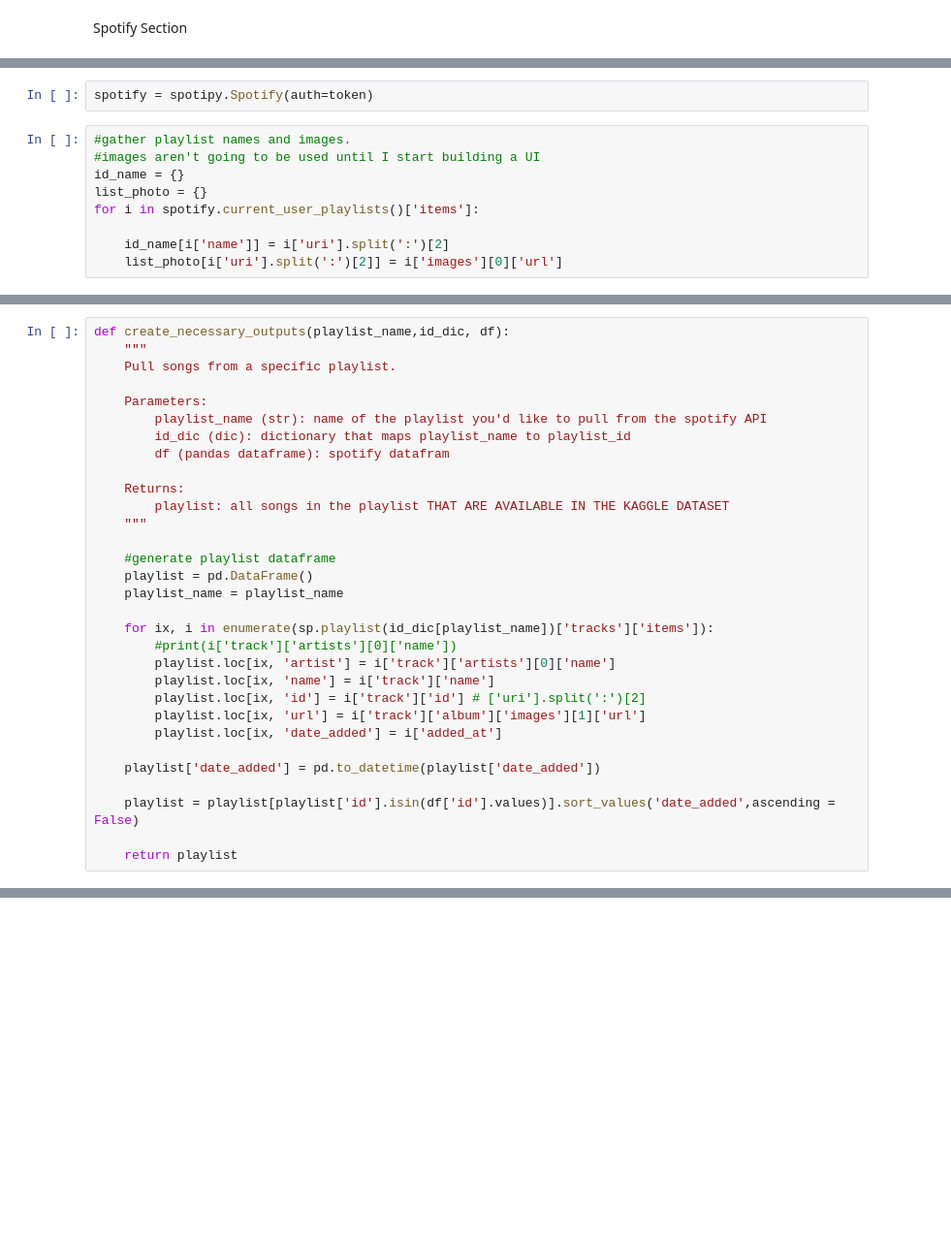
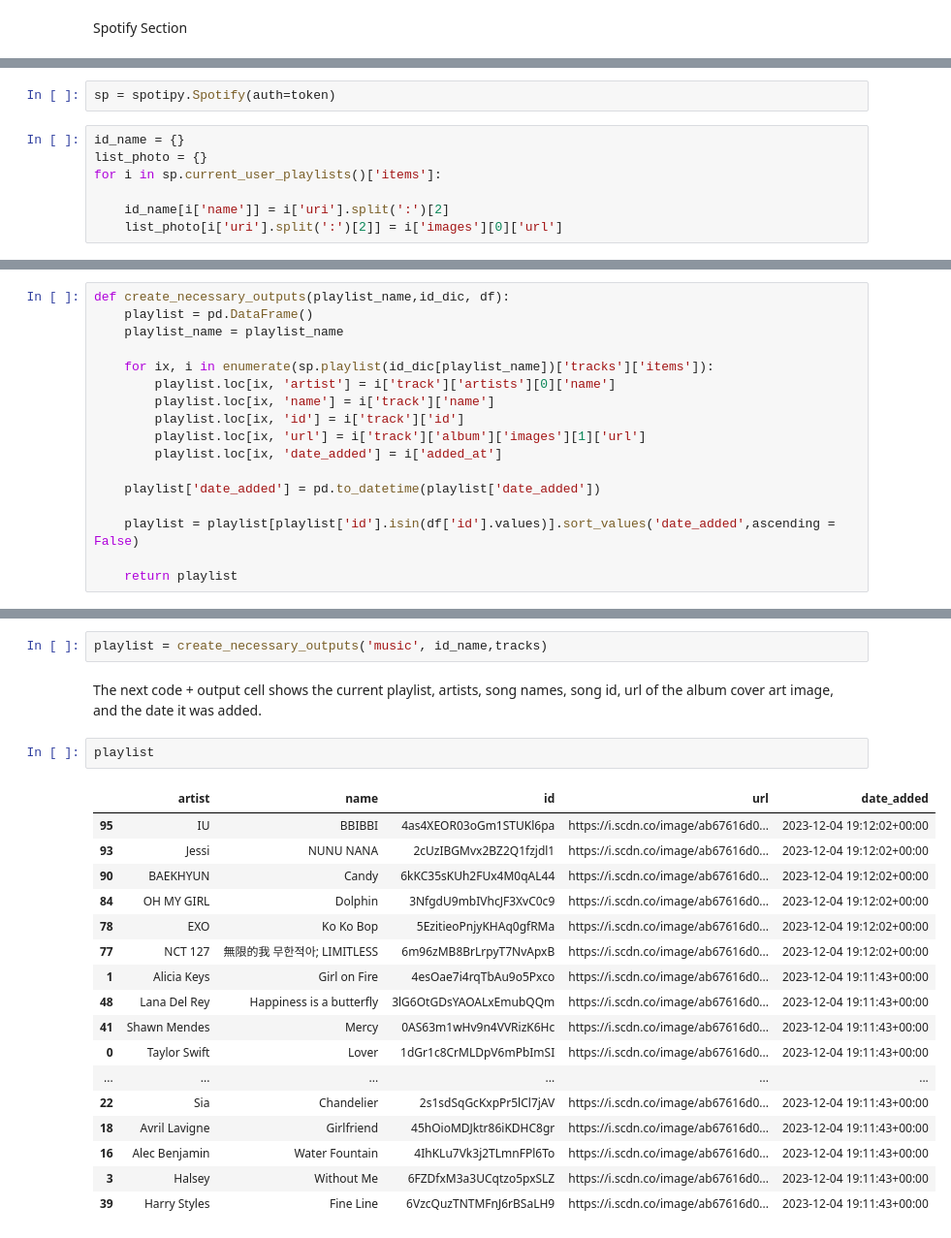
Before and after one commit to elisegalletta/ai-final, a Jupyter notebook: musicrec.ipynb, the cells around one changed output, grey strips where cells are left out. Shown at 97% size. Saved outputs shown, nothing was run; the diff lists cells and outputs as text; blank space fills up the shorter version.

Commit message:
spotify functionality & final recommendation playlsit

```diff
--- a/musicrec.ipynb
+++ b/musicrec.ipynb
@@ -381,11 +354,9 @@ token = util.prompt_for_user_token(scope, client_id= SPOTIPY_CLIENT_ID, client_s
 # %%
-spotify = spotipy.Spotify(auth=token)
+sp = spotipy.Spotify(auth=token)
 # %%
-#gather playlist names and images.
-#images aren't going to be used until I start building a UI
 id_name = {}
 list_photo = {}
-for i in spotify.current_user_playlists()['items']:
+for i in sp.current_user_playlists()['items']:
 
     id_name[i['name']] = i['uri'].split(':')[2]
     list_photo[i['uri'].split(':')[2]] = i['images'][0]['url']
@@ -394,26 +370,12 @@ id_name
 # %%
 def create_necessary_outputs(playlist_name,id_dic, df):
-    """
-    Pull songs from a specific playlist.
-
-    Parameters:
-        playlist_name (str): name of the playlist you'd like to pull from the spotify API
-        id_dic (dic): dictionary that maps playlist_name to playlist_id
-        df (pandas dataframe): spotify datafram
-
-    Returns:
-        playlist: all songs in the playlist THAT ARE AVAILABLE IN THE KAGGLE DATASET
-    """
-
-    #generate playlist dataframe
     playlist = pd.DataFrame()
     playlist_name = playlist_name
 
     for ix, i in enumerate(sp.playlist(id_dic[playlist_name])['tracks']['items']):
-        #print(i['track']['artists'][0]['name'])
         playlist.loc[ix, 'artist'] = i['track']['artists'][0]['name']
         playlist.loc[ix, 'name'] = i['track']['name']
-        playlist.loc[ix, 'id'] = i['track']['id'] # ['uri'].split(':')[2]
+        playlist.loc[ix, 'id'] = i['track']['id']
         playlist.loc[ix, 'url'] = i['track']['album']['images'][1]['url']
         playlist.loc[ix, 'date_added'] = i['added_at']
 
@@ -424,0 +394,24 @@ def create_necessary_outputs(playlist_name,id_dic, df):
+# %%
+playlist = create_necessary_outputs('music', id_name,tracks)
+# %% [markdown]
+The next code + output cell shows the current playlist, artists, song names, song id, url of the album cover art image, and the date it was added.
+# %%
+playlist
+# %% [output]
+|  | artist | name | id | url | date_added |
+| 95 | IU | BBIBBI | 4as4XEOR03oGm1STUKl6pa | https://i.scdn.co/image/ab67616d0... | 2023-12-04 19:12:02+00:00 |
+| 93 | Jessi | NUNU NANA | 2cUzIBGMvx2BZ2Q1fzjdl1 | https://i.scdn.co/image/ab67616d0... | 2023-12-04 19:12:02+00:00 |
+| 90 | BAEKHYUN | Candy | 6kKC35sKUh2FUx4M0qAL44 | https://i.scdn.co/image/ab67616d0... | 2023-12-04 19:12:02+00:00 |
+| 84 | OH MY GIRL | Dolphin | 3NfgdU9mbIVhcJF3XvC0c9 | https://i.scdn.co/image/ab67616d0... | 2023-12-04 19:12:02+00:00 |
+| 78 | EXO | Ko Ko Bop | 5EzitieoPnjyKHAq0gfRMa | https://i.scdn.co/image/ab67616d0... | 2023-12-04 19:12:02+00:00 |
+| 77 | NCT 127 | 無限的我 무한적아; LIMITLESS | 6m96zMB8BrLrpyT7NvApxB | https://i.scdn.co/image/ab67616d0... | 2023-12-04 19:12:02+00:00 |
+| 1 | Alicia Keys | Girl on Fire | 4esOae7i4rqTbAu9o5Pxco | https://i.scdn.co/image/ab67616d0... | 2023-12-04 19:11:43+00:00 |
+| 48 | Lana Del Rey | Happiness is a butterfly | 3lG6OtGDsYAOALxEmubQQm | https://i.scdn.co/image/ab67616d0... | 2023-12-04 19:11:43+00:00 |
+| 41 | Shawn Mendes | Mercy | 0AS63m1wHv9n4VVRizK6Hc | https://i.scdn.co/image/ab67616d0... | 2023-12-04 19:11:43+00:00 |
+| 0 | Taylor Swift | Lover | 1dGr1c8CrMLDpV6mPbImSI | https://i.scdn.co/image/ab67616d0... | 2023-12-04 19:11:43+00:00 |
+| ... | ... | ... | ... | ... | ... |
+| 22 | Sia | Chandelier | 2s1sdSqGcKxpPr5lCl7jAV | https://i.scdn.co/image/ab67616d0... | 2023-12-04 19:11:43+00:00 |
+| 18 | Avril Lavigne | Girlfriend | 45hOioMDJktr86iKDHC8gr | https://i.scdn.co/image/ab67616d0... | 2023-12-04 19:11:43+00:00 |
+| 16 | Alec Benjamin | Water Fountain | 4IhKLu7Vk3j2TLmnFPl6To | https://i.scdn.co/image/ab67616d0... | 2023-12-04 19:11:43+00:00 |
+| 3 | Halsey | Without Me | 6FZDfxM3a3UCqtzo5pxSLZ | https://i.scdn.co/image/ab67616d0... | 2023-12-04 19:11:43+00:00 |
+| 39 | Harry Styles | Fine Line | 6VzcQuzTNTMFnJ6rBSaLH9 | https://i.scdn.co/image/ab67616d0... | 2023-12-04 19:11:43+00:00 |
```
Also changed, not shown: parts of 22 cells of this notebook.
